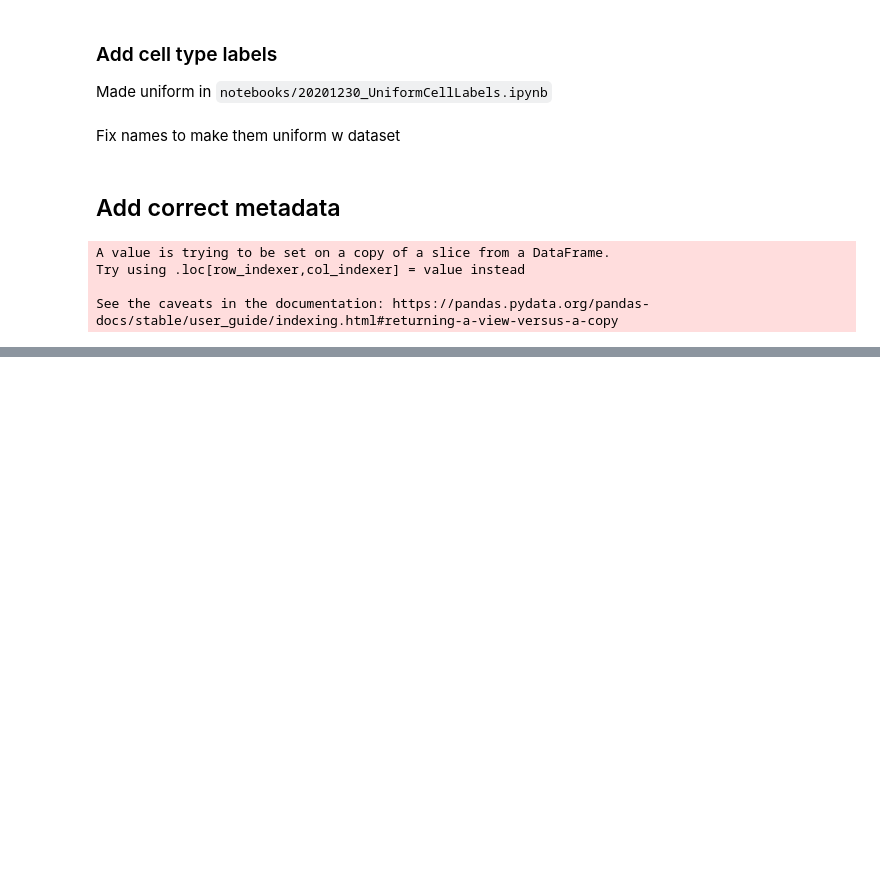
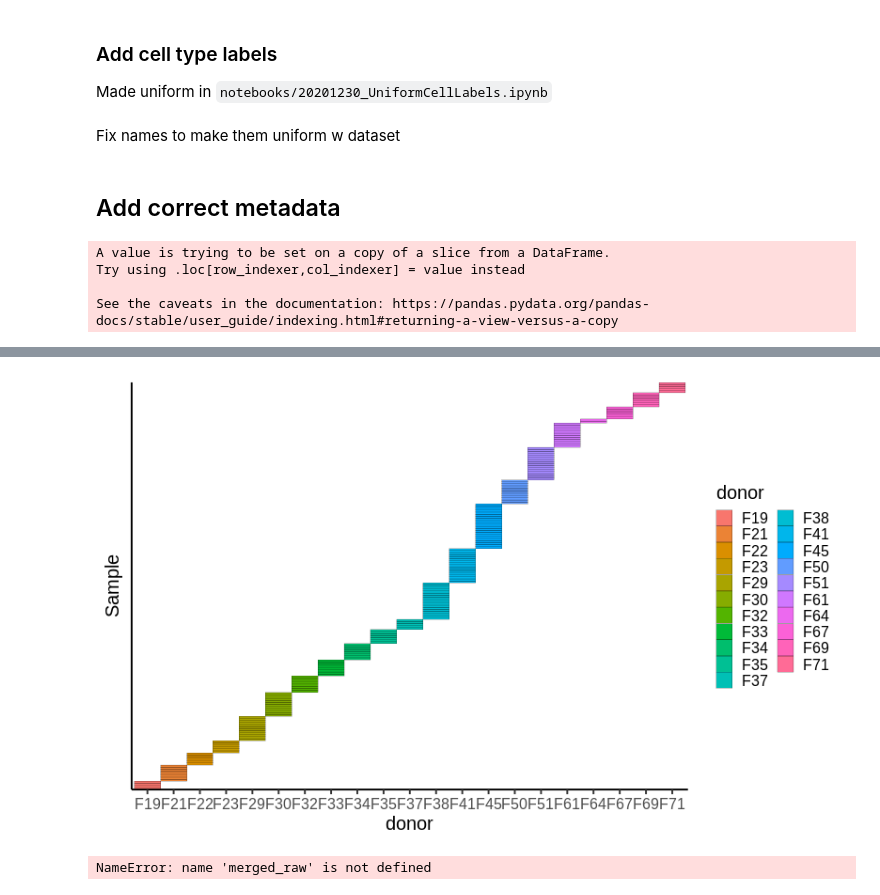
Before and after one commit to Teichlab/Pan_fetal_immune, a Jupyter notebook: notebooks/20210112_saveLabels.ipynb, the cells around one changed output, grey strips where cells are left out. Saved outputs shown, nothing was run; the diff lists cells and outputs as text; code cells hidden in the pictures; blank space fills up the shorter version.

```diff
--- a/notebooks/20210112_saveLabels.ipynb
+++ b/notebooks/20210112_saveLabels.ipynb
@@ -134,0 +200,19 @@ new_obs.to_csv("/nfs/team205/ed6/data/Fetal_immune/PAN.A01.v01.entire_data_norma
+# %%
+%%R -i age_count -w 800 -h 500
+
+age_count %>%
+rename(n_cells=index) %>%
+arrange(donor, organ) %>%
+# mutate(donor = factor(donor, levels=unique(donor))) %>%
+mutate(Sample = factor(Sample, levels=unique(Sample))) %>%
+# mutate(organ = factor(organ, levels=unique(organ))) %>%
+ggplot(aes(donor, Sample, fill=donor)) +
+geom_tile(color='black') +
+theme_classic(base_size=20) +
+theme(axis.text.y=element_blank(), axis.ticks.y=element_blank())
+# %% [output]
+[figure, added]
+# %%
+merged_raw
+# %% [output]
+NameError: name 'merged_raw' is not defined
```
Also changed, not shown: parts of 9 cells of this notebook, 2 other files.
